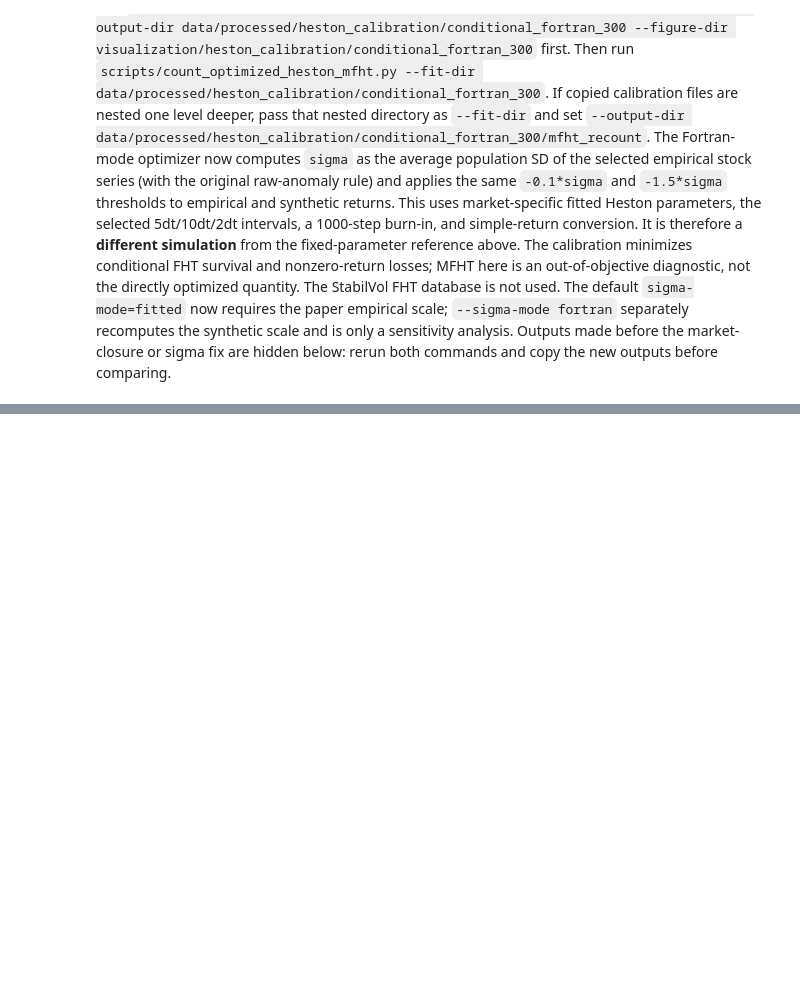
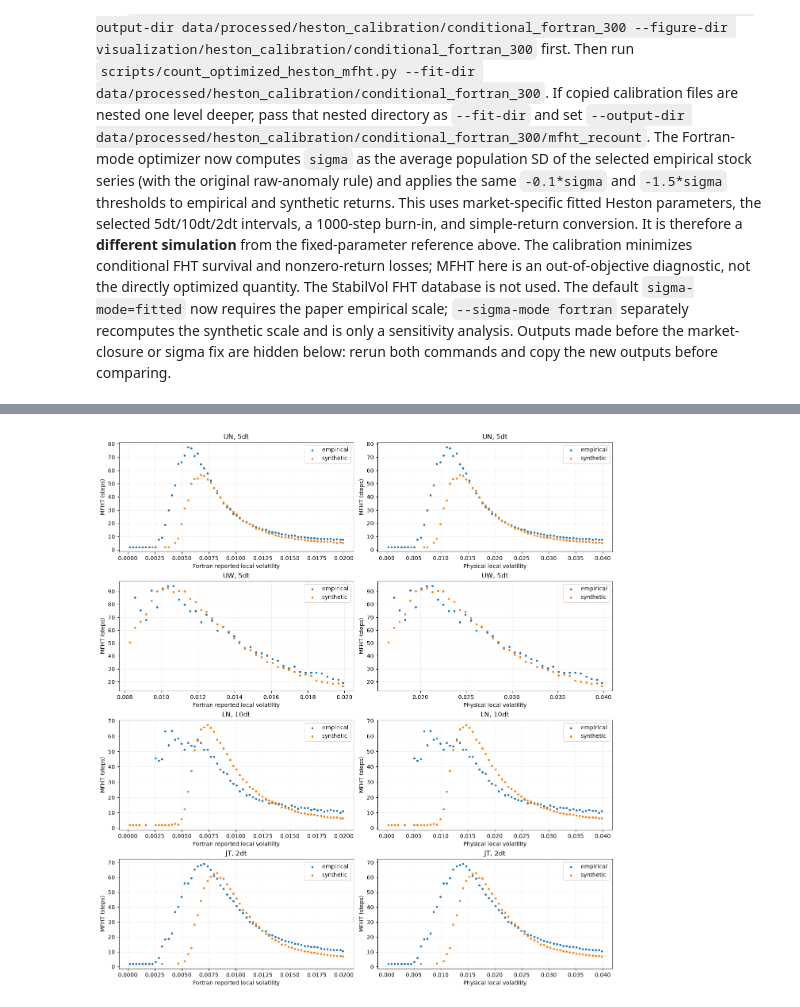
Before and after one commit to fedesss98/stabilvol, a Jupyter notebook: notebooks/25-heston-sampling-calibration.ipynb, the cells around one changed output, grey strips where cells are left out. Cells and saved outputs as stored; diff of their text form; code cells hidden in the pictures; blank space fills up the shorter version.

```diff
--- a/notebooks/25-heston-sampling-calibration.ipynb
+++ b/notebooks/25-heston-sampling-calibration.ipynb
@@ -548,5 +505,8 @@ Run `scripts/calibrate_heston_conditional_trial.py --counter fortran --tau-max 3
 # %%
-FITTED_MFHT = ROOT / 'data/processed/heston_calibration/conditional_fortran_300/mfht_recount'
+FITTED_MFHT_RUN = 'conditional_fortran_300'  # change to 'conditional_mfht_joint_trial' after the joint fit
+FITTED_MFHT = ROOT / 'data/processed/heston_calibration' / FITTED_MFHT_RUN / 'mfht_recount'
+MFHT_BIN_GROUP = 15  # adjacent saved bins per plotted point; use 1 for the original resolution
+MFHT_MIN_EVENTS = 100  # minimum combined events per plotted point
 candidates = [market for market in MARKETS if (FITTED_MFHT / market / 'summary.json').is_file()]
 runs = {market: json.loads((FITTED_MFHT / market / 'summary.json').read_text(encoding='utf-8'))
         for market in candidates}
@@ -576,7 +536,14 @@ else:
                         'synthetic_events': info['datasets']['synthetic']['events']})
         for label in ('empirical', 'synthetic'):
             curve = pd.read_csv(folder / f'{label}_crash_mfht.csv')
-            shown = curve.loc[curve.events >= 10]
+            pooled = curve.assign(weighted_fht=curve.mfht.fillna(0) * curve.events)
+            pooled = pooled.groupby(np.arange(len(pooled)) // MFHT_BIN_GROUP).agg(
+                volatility=('volatility', 'mean'),
+                physical_volatility_lower=('physical_volatility_lower', 'min'),
+                physical_volatility_upper=('physical_volatility_upper', 'max'),
+                events=('events', 'sum'), weighted_fht=('weighted_fht', 'sum'))
+            shown = pooled.loc[pooled.events >= MFHT_MIN_EVENTS].copy()
+            shown['mfht'] = shown.weighted_fht / shown.events
             axes[row, 0].scatter(shown.volatility, shown.mfht, s=8, label=label)
             x = (shown.physical_volatility_lower + shown.physical_volatility_upper) / 2
             axes[row, 1].scatter(x, shown.mfht, s=8, label=label)
@@ -588,3 +555,4 @@ else:
             ax.legend()
     display(pd.DataFrame(records).set_index('market'))
     plt.show()
+# %% [output]
@@ -590,0 +565 @@ else:
+[figure, added]
```
Also changed, not shown: parts of 11 cells of this notebook, 6 other files.
